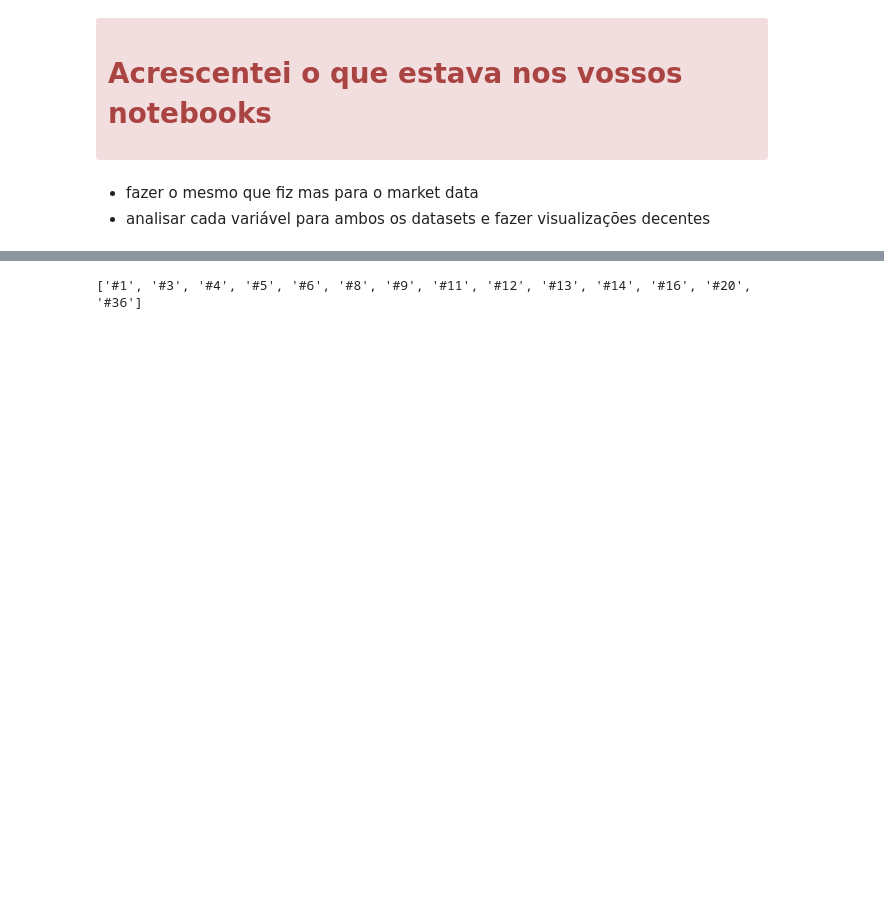
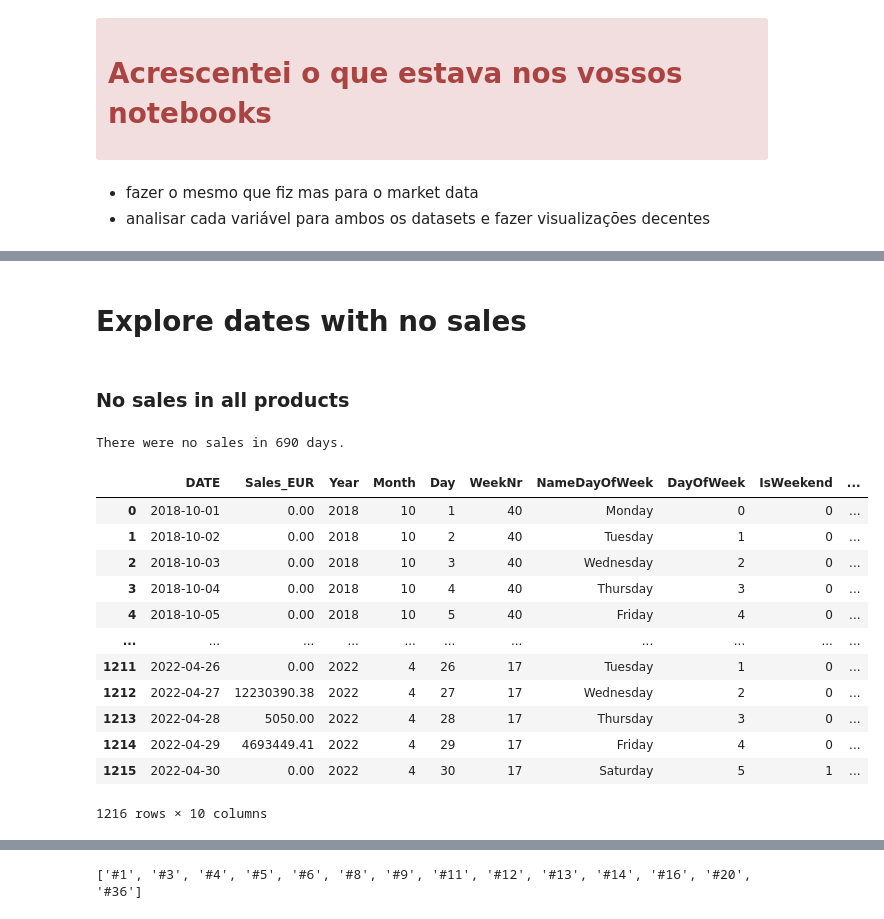
Before and after one commit to MGN19/Siemens-forecast, a Jupyter notebook: explore.ipynb, the cells around one changed output, grey strips where cells are left out. Cells and saved outputs as stored; diff of their text form; code cells hidden in the pictures; blank space fills up the shorter version.

```diff
--- a/explore.ipynb
+++ b/explore.ipynb
@@ -431,0 +455,25 @@ Based on this, we get the following:
+# %% [markdown]
+# Explore dates with no sales
+# %% [markdown]
+### No sales in all products
+# %%
+sales_by_date = sales_data.groupby('DATE')['Sales_EUR'].sum().reset_index()
+print(f'There were no sales in {len(sales_by_date[sales_by_date['Sales_EUR'] == 0])} days.')
+# %% [output]
+There were no sales in 690 days.
+# %%
+f.create_time_features_from_date(sales_by_date)
+# %% [output]
+|  | DATE | Sales_EUR | Year | Month | Day | WeekNr | NameDayOfWeek | DayOfWeek | IsWeekend | ... |
+| 0 | 2018-10-01 | 0.00 | 2018 | 10 | 1 | 40 | Monday | 0 | 0 | ... |
+| 1 | 2018-10-02 | 0.00 | 2018 | 10 | 2 | 40 | Tuesday | 1 | 0 | ... |
+| 2 | 2018-10-03 | 0.00 | 2018 | 10 | 3 | 40 | Wednesday | 2 | 0 | ... |
+| 3 | 2018-10-04 | 0.00 | 2018 | 10 | 4 | 40 | Thursday | 3 | 0 | ... |
+| 4 | 2018-10-05 | 0.00 | 2018 | 10 | 5 | 40 | Friday | 4 | 0 | ... |
+| ... | ... | ... | ... | ... | ... | ... | ... | ... | ... | ... |
+| 1211 | 2022-04-26 | 0.00 | 2022 | 4 | 26 | 17 | Tuesday | 1 | 0 | ... |
+| 1212 | 2022-04-27 | 12230390.38 | 2022 | 4 | 27 | 17 | Wednesday | 2 | 0 | ... |
+| 1213 | 2022-04-28 | 5050.00 | 2022 | 4 | 28 | 17 | Thursday | 3 | 0 | ... |
+| 1214 | 2022-04-29 | 4693449.41 | 2022 | 4 | 29 | 17 | Friday | 4 | 0 | ... |
+| 1215 | 2022-04-30 | 0.00 | 2022 | 4 | 30 | 17 | Saturday | 5 | 1 | ... |
+1216 rows × 10 columns
```
Also changed, not shown: parts of 8 cells of this notebook, 1 other file.
